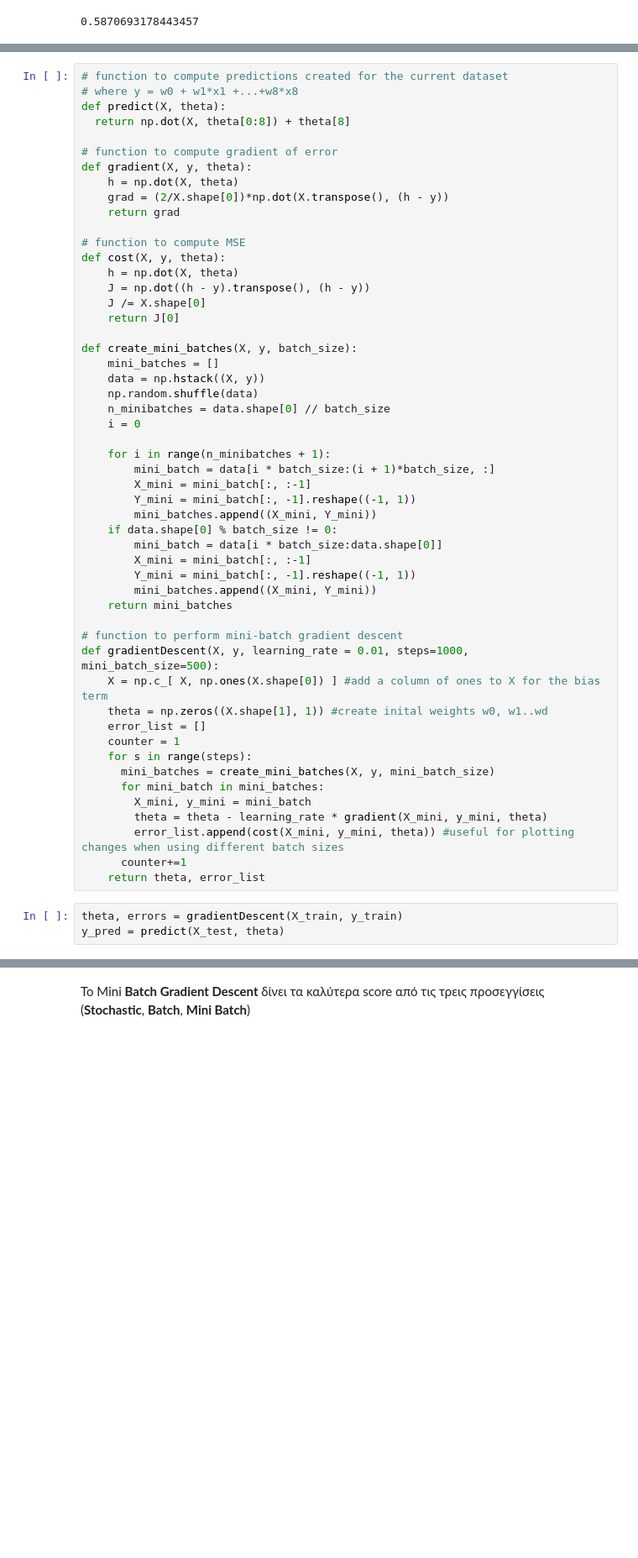
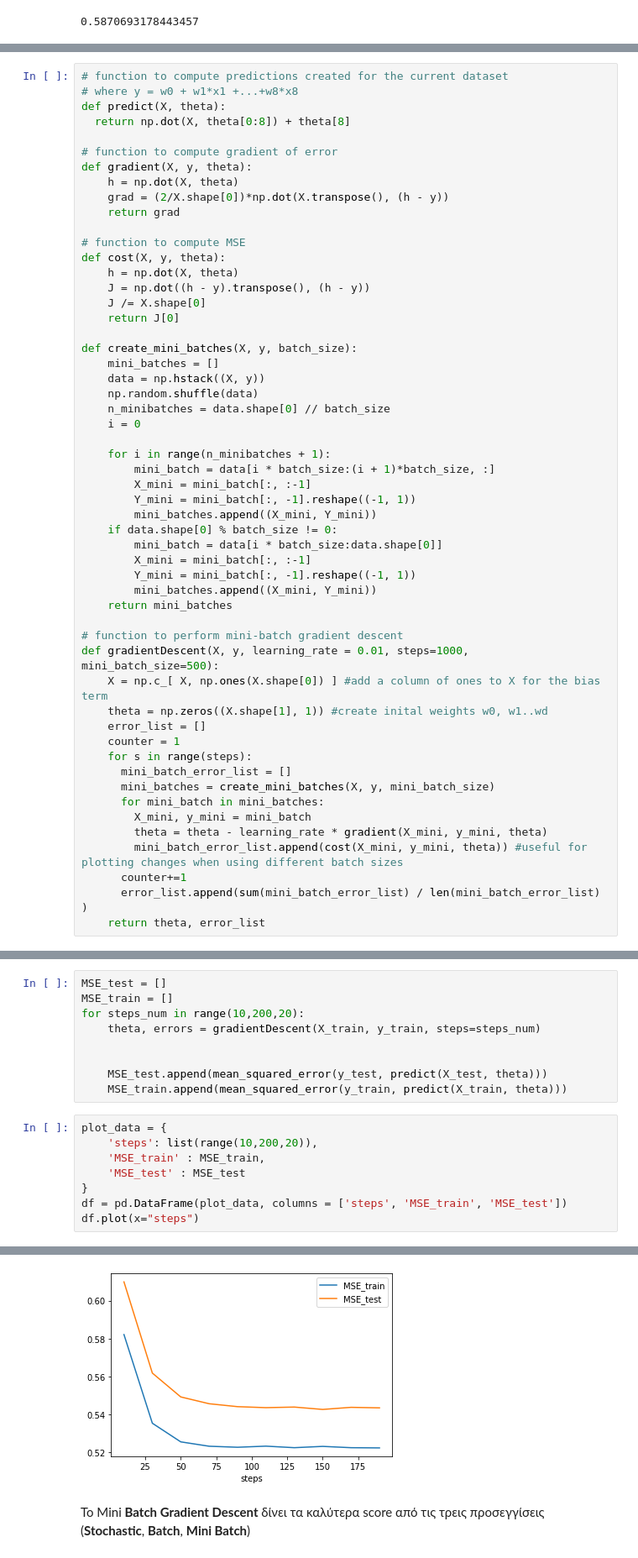
Before and after one commit to VasilisPoul/ys19-1, a Jupyter notebook: task_2.ipynb, the cells around one changed output, grey strips where cells are left out. Shown: that part at 84% size. Cells and saved outputs as stored; diff of their text form; blank space fills up the shorter version.

```diff
--- a/task_2.ipynb
+++ b/task_2.ipynb
@@ -172,13 +214,12 @@ def gradientDescent(X, y, learning_rate = 0.01, steps=1000, mini_batch_size=500)
     error_list = []
     counter = 1
     for s in range(steps):
+      mini_batch_error_list = []
       mini_batches = create_mini_batches(X, y, mini_batch_size)
       for mini_batch in mini_batches:
         X_mini, y_mini = mini_batch
         theta = theta - learning_rate * gradient(X_mini, y_mini, theta)
-        error_list.append(cost(X_mini, y_mini, theta)) #useful for plotting changes when using different batch sizes
+        mini_batch_error_list.append(cost(X_mini, y_mini, theta)) #useful for plotting changes when using different batch sizes
       counter+=1
+      error_list.append(sum(mini_batch_error_list) / len(mini_batch_error_list) )
     return theta, error_list
-# %%
-theta, errors = gradientDescent(X_train, y_train)
-y_pred = predict(X_test, theta)
@@ -184,0 +229,18 @@ y_pred = predict(X_test, theta)
+# %%
+MSE_test = []
+MSE_train = []
+for steps_num in range(10,200,20):
+    theta, errors = gradientDescent(X_train, y_train, steps=steps_num)
+
+
+    MSE_test.append(mean_squared_error(y_test, predict(X_test, theta)))
+    MSE_train.append(mean_squared_error(y_train, predict(X_train, theta)))
+# %%
+plot_data = {
+    'steps': list(range(10,200,20)),
+    'MSE_train' : MSE_train,
+    'MSE_test' : MSE_test
+}
+df = pd.DataFrame(plot_data, columns = ['steps', 'MSE_train', 'MSE_test'])
+df.plot(x="steps")
+# %% [output]
@@ -185,3 +248,4 @@ y_pred = predict(X_test, theta)
+[figure, added]
 # %% [markdown]
 To Mini **Batch Gradient Descent** δίνει τα καλύτερα score από τις τρεις προσεγγίσεις (**Stochastic**, **Batch**, **Mini Batch**)
 # %%
```
Also changed, not shown: parts of 20 cells of this notebook.
